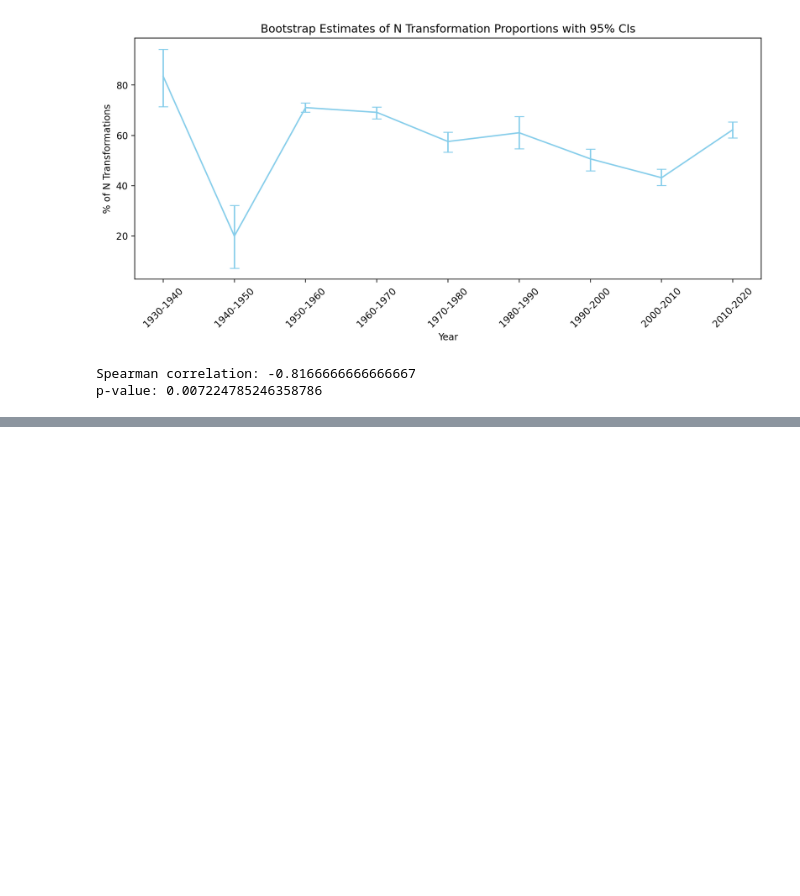
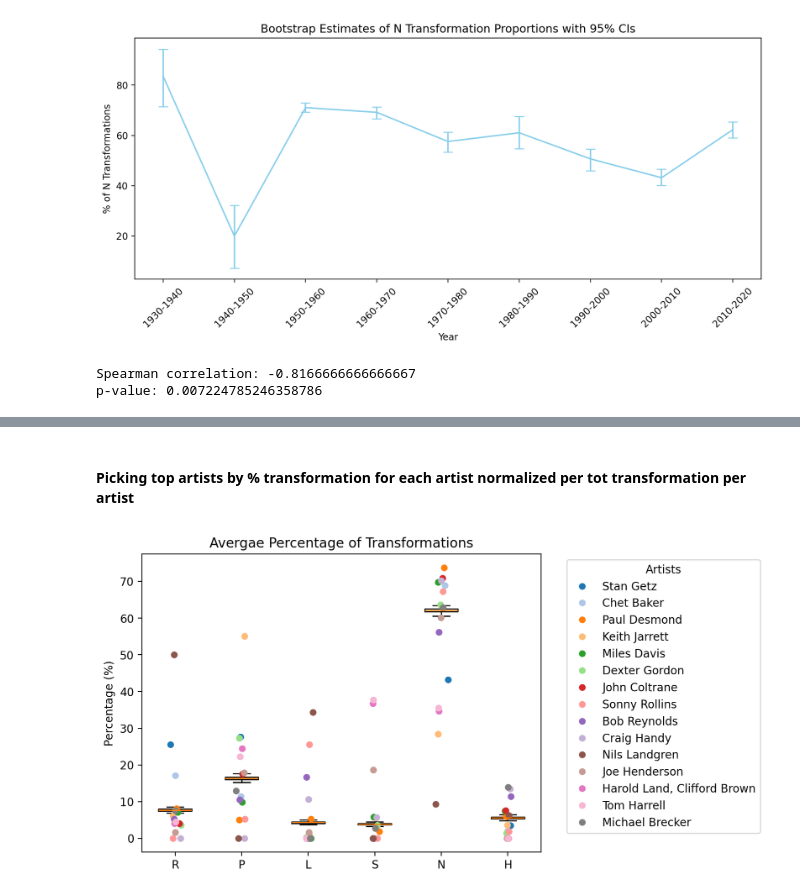
Before and after one commit to 1chenjes1/EPFL_DCML_2025, a Jupyter notebook: Notebooks/5 - Neo-Riemannian Transformations.ipynb, the cells around one changed output, grey strips where cells are left out. Drawn from its saved outputs; the diff is of its cells as text; code cells hidden in the pictures; blank space fills up the shorter version.

```diff
--- a/Notebooks/5 - Neo-Riemannian Transformations.ipynb
+++ b/Notebooks/5 - Neo-Riemannian Transformations.ipynb
@@ -302,6 +302,7 @@ for t in list_transformations:
 # %%
 transformations_artists = transformations.copy()
 
-pattern = '|'.join(re.escape(artist) for artist in artists_labels)
-transformations_artists['artist'] = transformations_artists['artist'].where(transformations_artists['artist'].str.contains(pattern, na=False), 'Other')
+#pattern = '|'.join(re.escape(artist) for artist in artists_labels)
+# transformations_artists['artist'] = transformations_artists['artist'].where(transformations_artists['artist'].str.contains(pattern, na=False), 'Other')
+transformations_artists['artist'] = transformations_artists['artist'].where(transformations_artists['artist'].isin(artists_labels), 'Other')
 transformations_artists_cut = transformations_artists[transformations_artists['transformation'] != 'N/A']
@@ -347,0 +349,57 @@ plt.show()
+# %% [markdown]
+#### Picking top artists by % transformation for each artist normalized per tot transformation per artist
+# %%
+artists_labels = []
+for t in list_transformations:
+    subset = transformations[transformations['transformation'] == t]
+    grouped_artists = subset['artist'].value_counts()
+    for a in grouped_artists.index[:5]:
+        if a not in artists_labels:
+            artists_labels.append(a)
+# %%
+transformations_artists = transformations.copy()
+
+#pattern = '|'.join(re.escape(artist) for artist in artists_labels)
+# transformations_artists['artist'] = transformations_artists['artist'].where(transformations_artists['artist'].str.contains(pattern, na=False), 'Other')
+transformations_artists['artist'] = transformations_artists['artist'].where(transformations_artists['artist'].isin(artists_labels), 'Other')
+transformations_artists_cut = transformations_artists[transformations_artists['transformation'] != 'N/A']
+# %%
+average_percentages_artists=[]
+
+for t in list_transformations:
+    t_avg = []
+    for a in artists_labels:
+        sub_samp = transformations_artists_cut[transformations_artists_cut['artist'] == a]
+        # relative
+        tot_count = sub_samp.shape[0]
+        t_count = sub_samp[sub_samp['transformation'] == t].shape[0]
+
+        if tot_count == 0:
+            avg = 0
+        else:
+            avg = 100 * t_count / tot_count
+
+        t_avg.append(avg)
+
+    average_percentages_artists.append(t_avg)
+
+plt.boxplot(average_percentages, labels=list_transformations, showfliers=False)
+
+colors = plt.cm.tab20.colors
+
+for j, artist in enumerate(artists_labels):
+    x_vals = []
+    y_vals = []
+    for i, points in enumerate(average_percentages_artists):
+        x = np.random.normal(i+1, 0.04)  # jitter
+        y = points[j]  # this artist’s point for this transformation
+        x_vals.append(x)
+        y_vals.append(y)
+    plt.plot(x_vals, y_vals, 'o', label=artist, color=colors[j % len(colors)], markersize=5)
+
+plt.ylabel('Percentage (%)')
+plt.title('Avergae Percentage of Transformations')
+plt.legend(title="Artists", bbox_to_anchor=(1.05, 1), loc='upper left')
+plt.show()
+# %% [output]
+[figure, added]
```
Also changed, not shown: parts of 11 cells of this notebook, 2 other files.
